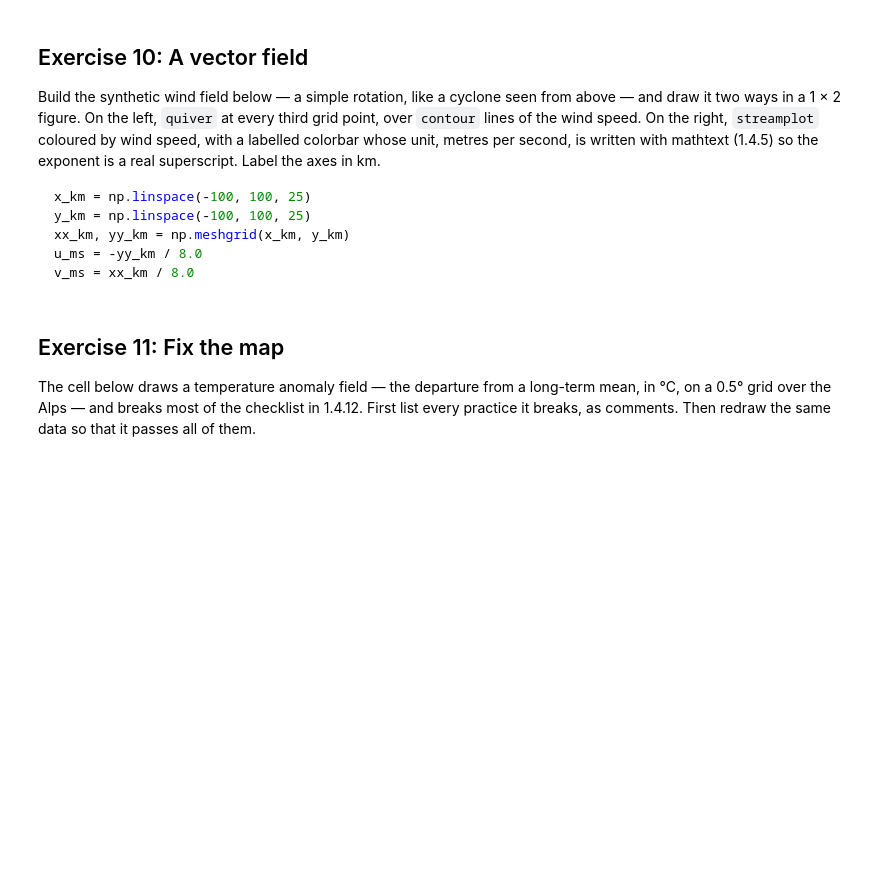
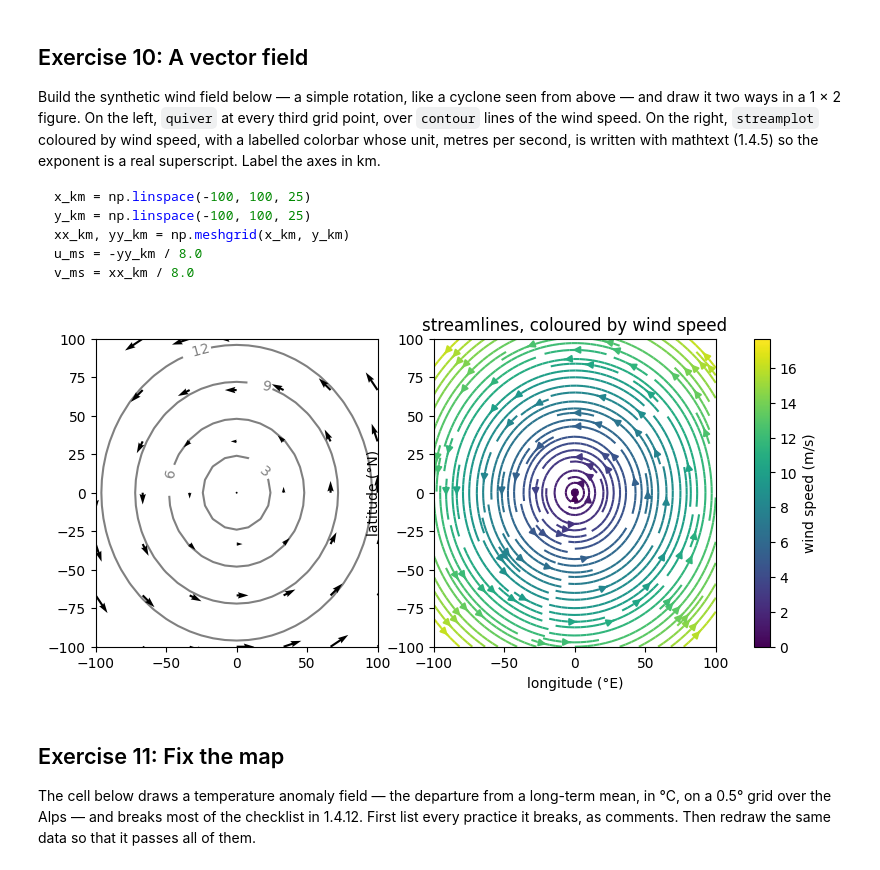
Before and after one commit to nikolaicarrion/2026_Intro_Python, a Jupyter notebook: 1.4-matplotlib-and-xarray-exercises.ipynb, the cells around one changed output. Cells and saved outputs as stored; diff of their text form; code cells hidden in the pictures; blank space fills up the shorter version.

```diff
--- a/1.4-matplotlib-and-xarray-exercises.ipynb
+++ b/1.4-matplotlib-and-xarray-exercises.ipynb
@@ -386,3 +414,29 @@ v_ms = xx_km / 8.0
+# %%
+x_km = np.linspace(-100, 100, 25)
+y_km = np.linspace(-100, 100, 25)
+xx_km, yy_km = np.meshgrid(x_km, y_km)
+u_ms = -yy_km / 8.0
+v_ms = xx_km / 8.0
+
+clevels = np.arange(-12, 13, 3)
+speed_ms = np.sqrt(u_ms**2 + v_ms**2)
+
+fig, axes = plt.subplots(1,2, figsize=(10,4))
+cs = axes[0].contour(xx_km, yy_km, speed_ms, clevels, colors="gray", zorder=0)
+axes[0].quiver(xx_km[::4, ::4], yy_km[::4, ::4],
+          u_ms[::4, ::4], v_ms[::4, ::4], zorder=1)
+axes[0].clabel(cs, fmt="%4.0f")
+
+
+sp = axes[1].streamplot(xx_km, yy_km, u_ms, v_ms, density=1.5, color=speed_ms, cmap="viridis")
+fig.colorbar(sp.lines, ax=axes, label="wind speed (m/s)")
+axes[1].set_xlabel("longitude (°E)")
+axes[1].set_ylabel("latitude (°N)")
+axes[1].set_title("streamlines, coloured by wind speed")
+plt.show()
+plt.show()
+# %% [output]
+[figure, added]
 # %% [markdown]
 ## Exercise 11: Fix the map
 
```
Also changed, not shown: parts of 6 cells of this notebook.
